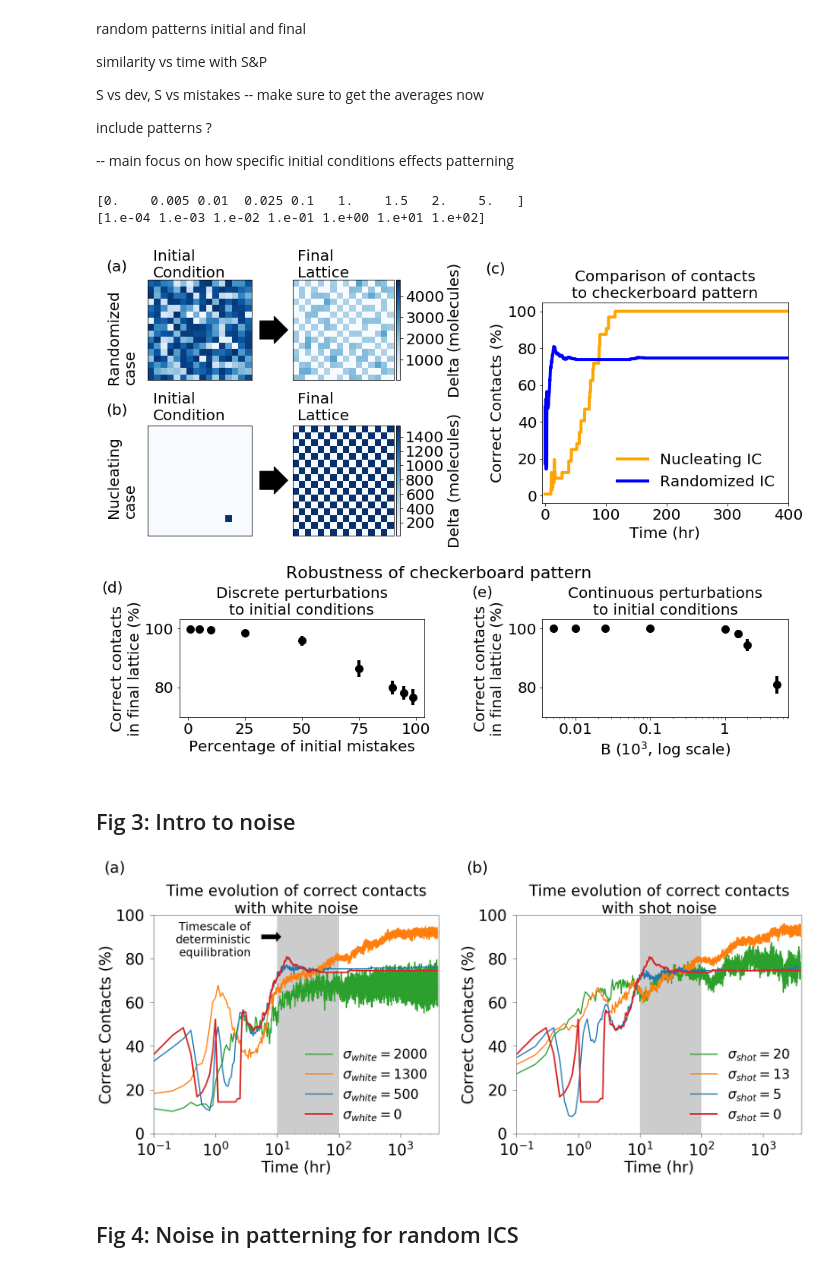
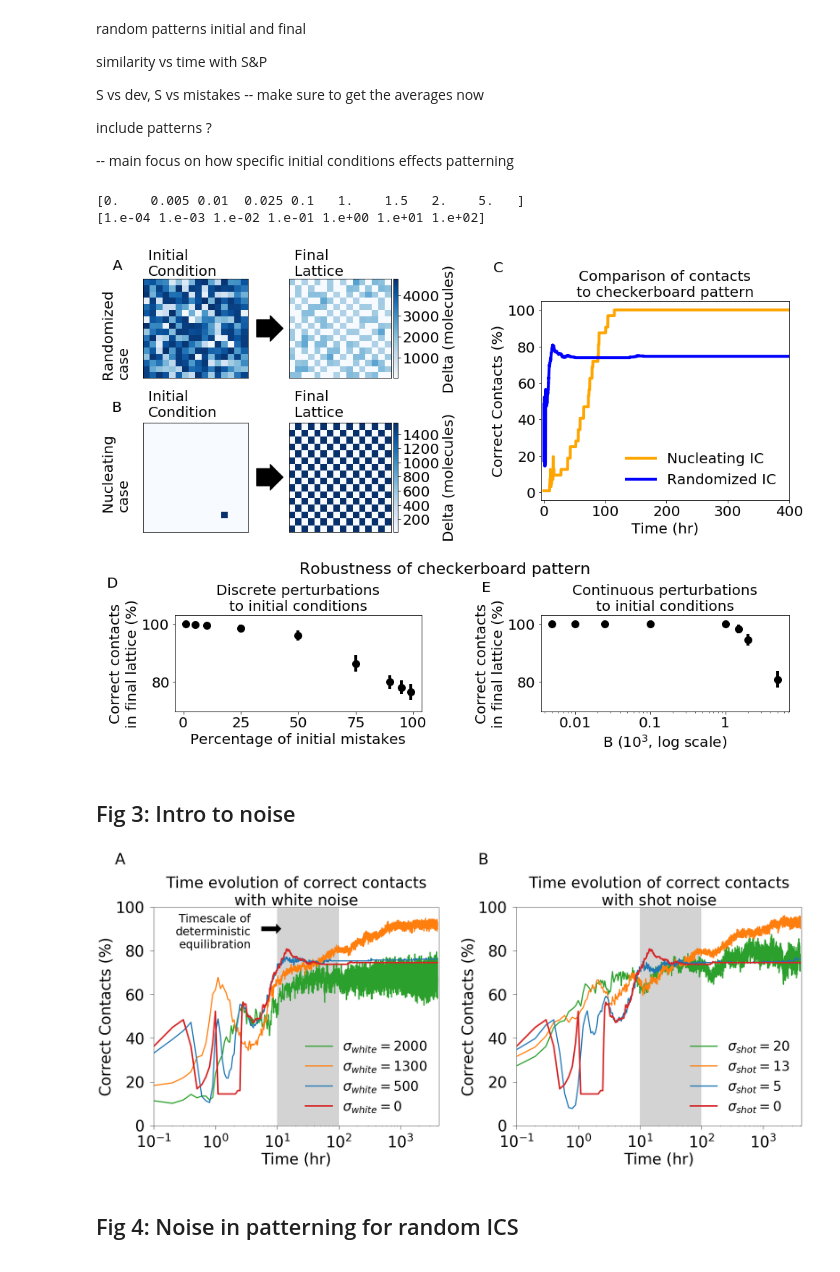
Before and after one commit to madgal/Stochastic-Notch-Patterns, a Jupyter notebook: FiguresForMain.ipynb, the cells around one changed output. Drawn from its saved outputs; the diff is of its cells as text; code cells hidden in the pictures.

```diff
--- a/FiguresForMain.ipynb
+++ b/FiguresForMain.ipynb
@@ -48,26 +170,26 @@ def getSim_randFull_det():
     return df['xrand'].values,df['yrand'].values
 # %%
 def getCont_randFull_det():
-    df = pd.read_csv("main_data/fig2c_cont.txt",header=0)
+    df = pd.read_csv("data/fig2c_cont.txt",header=0)
     return df['xrand'].values,df['yrand'].values/5.12
 # %%
 def getCont_checkFull_det():
-    df = pd.read_csv("main_data/fig2c_cont.txt",header=0)
+    df = pd.read_csv("data/fig2c_cont.txt",header=0)
     return df['xcheck'].values,df['ycheck'].values/5.12
 # %%
 def getMist_det():
-    df = pd.read_csv("main_data/fig2d.txt",header=0)
+    df = pd.read_csv("data/fig2d.txt",header=0)
     return df['x'].values,df['y'].values,df['yerr'].values
 # %%
 def getDev_det():
-    df = pd.read_csv("main_data/fig2e.txt",header=0)
+    df = pd.read_csv("data/fig2e.txt",header=0)
     return df['x'].values,df['y'].values,df['yerr'].values
 # %%
-fig = plt.figure()
+fig = plt.figure(figsize=(16,11))
 al,bl,cl=1.4,0.5,0.05
 dl=0.8
 gs1 = gridspec.GridSpec(7, 13,width_ratios=[0.4,1.,bl,al,cl,0.3,0.7,0.7,0.1,0.6,0.8,bl,al],height_ratios=[0.2,0.8,0.4,0.8,0.3,0.8,1])
-gs1.update(left=0.05, right=2, wspace=0.05,hspace=0.05,top=2,bottom=0)
+gs1.update(wspace=0.05,hspace=0.05)
 fs = 20
 plt.rcParams['font.size']=fs
 
@@ -102,7 +224,7 @@ axa1.set_xticks([])
 axa1.set_yticks([])
 axa2.set_xticks([])
 axa2.set_yticks([])
-axa1.text(-0.2, 1.2, '(a)',transform=axa1.transAxes,verticalalignment='top', horizontalalignment='right',color='black', fontsize=20)
+axa1.text(-0.2, 1.2, 'A',transform=axa1.transAxes,verticalalignment='top', horizontalalignment='right',color='black', fontsize=20)
 cb = matplotlib.colorbar.Colorbar(ax = cbax1a, mappable = a1a)
 cb.set_label(r'Delta (molecules)')#, labelpad=10)
 
@@ -126,7 +248,7 @@ axb1.set_xticks([])
 axb1.set_yticks([])
 axb2.set_xticks([])
 axb2.set_yticks([])
-axb1.text(-0.2, 1.2, '(b)',transform=axb1.transAxes,verticalalignment='top', horizontalalignment='right',color='black', fontsize=20)
+axb1.text(-0.2, 1.2, 'B',transform=axb1.transAxes,verticalalignment='top', horizontalalignment='right',color='black', fontsize=20)
 cb = matplotlib.colorbar.Colorbar(ax = cbax1b, mappable = a1b)
 cb.set_label(r'Delta (molecules)')#, labelpad=10)
 
@@ -140,41 +262,41 @@ axc.set_xlabel("Time (hr)")
 axc.set_ylabel("Correct Contacts (%)")
 axc.set_title("Comparison of contacts\nto checkerboard pattern",fontsize=fs)
 axc.legend(frameon=False)
-axc.text(-0.15, 1.2, '(c)',transform=axc.transAxes,verticalalignment='top', horizontalalignment='right',color='black', fontsize=20)
+axc.text(-0.15, 1.2, 'C',transform=axc.transAxes,verticalalignment='top', horizontalalignment='right',color='black', fontsize=20)
 
 
 # D # similarity v mistakes
 axd = plt.subplot(gs1[6, 1:6])
 x,y,yerr=getMist_det()
 axd.errorbar(x,y,yerr=yerr,linestyle='',marker='o',color='k',markersize=10,linewidth=4)
 axd.set_xlabel("Percentage of initial mistakes")
 axd.set_ylabel("Correct contacts\nin final lattice (%)")
 axd.set_title("Discrete perturbations\nto initial conditions",fontsize=fs)
 axd.set_ylim(70,103)
-axd.text(-0.23, 1.4, '(d)',transform=axd.transAxes,verticalalignment='top', horizontalalignment='right',color='black', fontsize=20)
+axd.text(-0.23, 1.4, 'D',transform=axd.transAxes,verticalalignment='top', horizontalalignment='right',color='black', fontsize=20)
 
 # E # similarity v devs
 axe = plt.subplot(gs1[6, 9:13])
 x,y,yerr=getDev_det()
 print x
 axe.errorbar(x,y,yerr=yerr,linestyle='',marker='o',color='k',markersize=10,linewidth=4)
 axe.set_xlabel("B ($10^3$, log scale)")
 axe.set_ylabel("Correct contacts\nin final lattice (%)")
 axe.set_title("Continuous perturbations\nto initial conditions",fontsize=fs)
 axe.set_xscale('log')
 print axe.get_xticks()
 axe.set_xticklabels([0.0001,0.001,0.01,0.1,1,10,100])
 axe.set_ylim(70,103)
-axe.text(-0.2, 1.35, '(e)',transform=axe.transAxes,verticalalignment='top', horizontalalignment='right',color='black', fontsize=20)
+axe.text(-0.2, 1.35, 'E',transform=axe.transAxes,verticalalignment='top', horizontalalignment='right',color='black', fontsize=20)
 
 axe.text(0.2, 1.55, 'Robustness of checkerboard pattern',transform=axe.transAxes,verticalalignment='top', horizontalalignment='right',color='black', fontsize=22)
 
 
-fig.savefig("Figure2.png",bbox_inches='tight',dpi=300)
+fig.savefig("Figure2.eps",format='eps',bbox_inches='tight',dpi=300)
 # %% [output]
 [0.    0.005 0.01  0.025 0.1   1.    1.5   2.    5.   ]
 [1.e-04 1.e-03 1.e-02 1.e-01 1.e+00 1.e+01 1.e+02]
-[figure, old version]
+[figure, new version]
 # %% [markdown]
 ## Fig 3: Intro to noise
 # %%
@@ -196,8 +318,8 @@ matplotlib.rcParams.update({'font.size':fs})
 ax1a = plt.subplot(gs1[0, 0])
 ax2a = plt.subplot(gs1[0, 2])
 
-ax1a.fill_between([10,100],[100],facecolor='black',alpha=0.2)
-ax2a.fill_between([10,100],[100],facecolor='black',alpha=0.2)
+ax1a.fill_between([10,100],[100],facecolor='lightgray')
+ax2a.fill_between([10,100],[100],facecolor='lightgray')
 st = "  "
 for i in range(10):
     st+="      "
@@ -237,13 +359,13 @@ ax1a.set_title("Time evolution of correct contacts\nwith white noise",fontsize=f
 ax2a.set_title("Time evolution of correct contacts\nwith shot noise",fontsize=fs)
 
 
-ax1a.text(-0.1, 1.25, '(a)',transform=ax1a.transAxes,verticalalignment='top', horizontalalignment='right',color='black', fontsize=fs)
-ax2a.text(-0.1, 1.25, '(b)',transform=ax2a.transAxes,verticalalignment='top', horizontalalignment='right',color='black', fontsize=fs)
+ax1a.text(-0.1, 1.25, 'A',transform=ax1a.transAxes,verticalalignment='top', horizontalalignment='right',color='black', fontsize=fs)
+ax2a.text(-0.1, 1.25, 'B',transform=ax2a.transAxes,verticalalignment='top', horizontalalignment='right',color='black', fontsize=fs)
 
 
-fig.savefig("Figure3.png",bbox_inches='tight',dpi=300)
+fig.savefig("Figure3.eps",format='eps',bbox_inches='tight',dpi=300)
 # %% [output]
-[figure, old version]
+[figure, new version]
 # %% [markdown]
 ## Fig 4: Noise in patterning for random ICS
 # %% [markdown]
```
Also changed, not shown: parts of 28 cells of this notebook, 1 other file.
